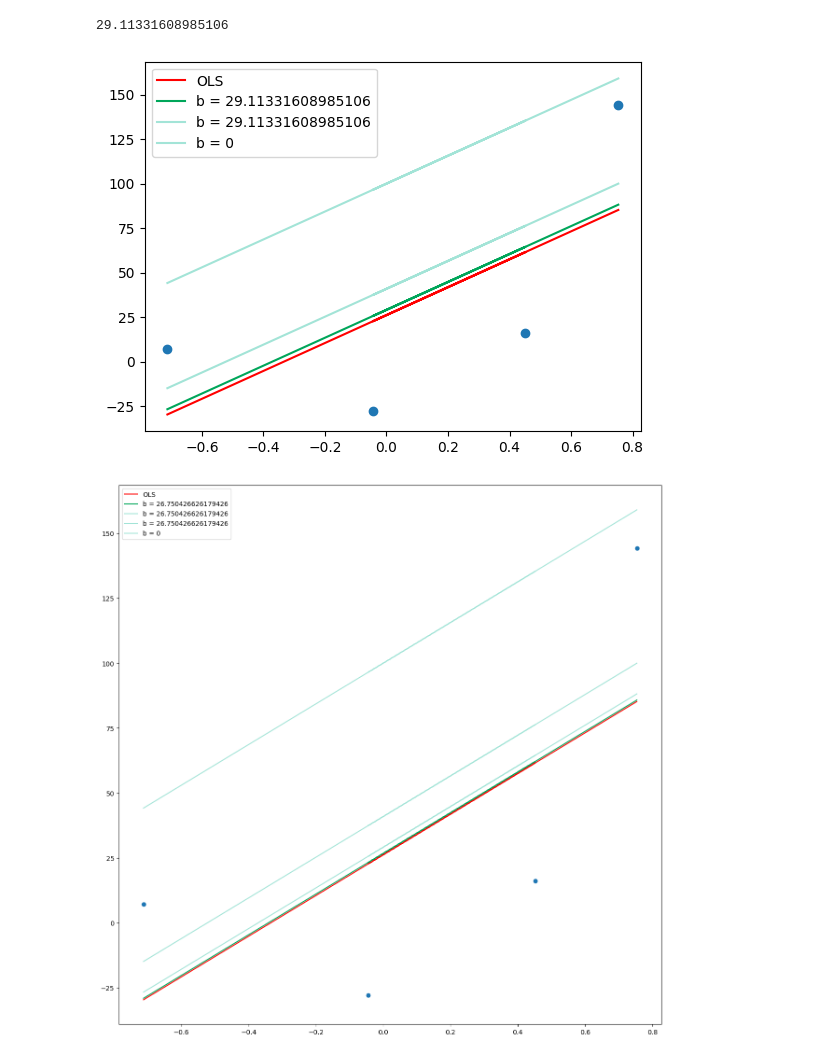
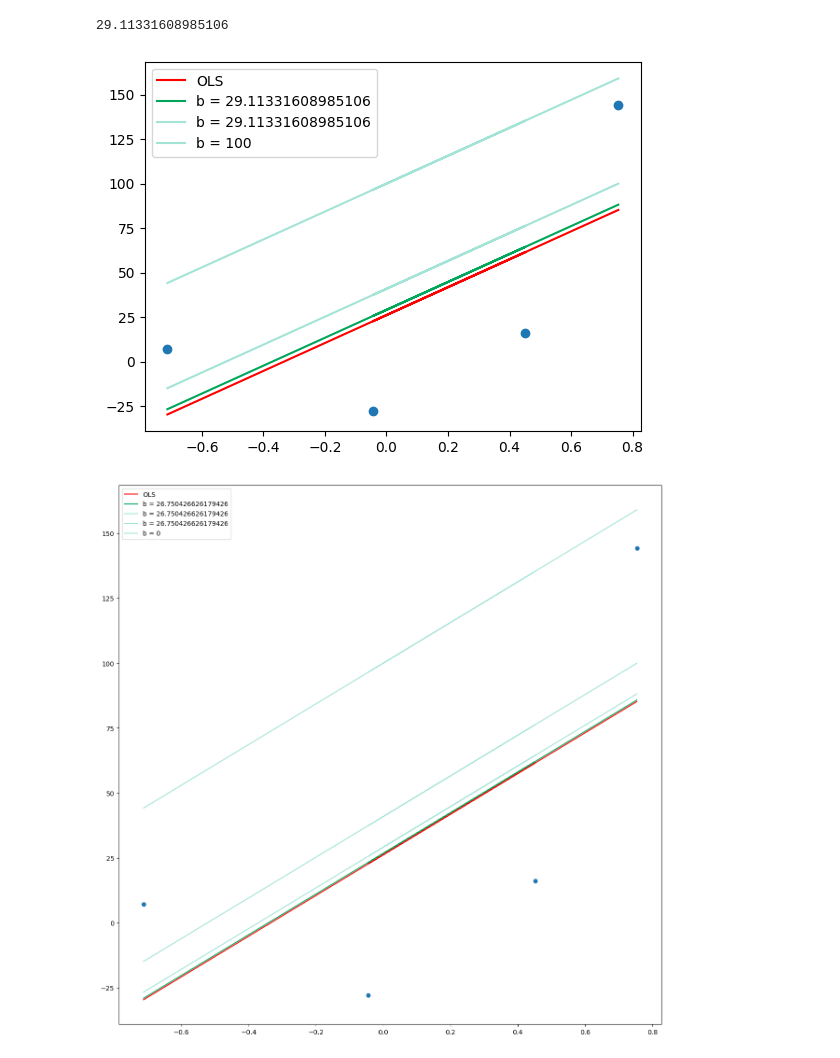
Before and after one commit to shikharyashmaurya/Kaggle-notebooks, a Jupyter notebook: gradient-descent-from-scratch.ipynb, the cells around one changed output. Cells and saved outputs as stored; diff of their text form; code cells hidden in the pictures.

```diff
--- a/gradient-descent-from-scratch.ipynb
+++ b/gradient-descent-from-scratch.ipynb
@@ -33,4 +53,4 @@ plt.plot(X,reg.predict(X),color='red')
 # %%
 # Lets apply Gradient Descent assuming slope is constant m = 78.35
 # and let's assume the starting value for intercept b = 100
-y_pred = ((78.35 * X) + 100).reshape(4)
+y_pred = ((78.35 * X) + 100)
@@ -88,15 +132,15 @@ b
 # %%
 y_pred2 = ((78.35 * X) + b).reshape(4)
 
 plt.scatter(X,y)
 plt.plot(X,reg.predict(X),color='red',label='OLS')
 plt.plot(X,y_pred2,color='#00a65a',label='b = {}'.format(b))
 plt.plot(X,y_pred1,color='#A3E4D7',label='b = {}'.format(b))
-plt.plot(X,y_pred,color='#A3E4D7',label='b = 0')
+plt.plot(X,y_pred,color='#A3E4D7',label='b = 100')
 plt.legend()
 plt.show()
 # %% [output]
-[figure, old version]
+[figure, new version]
 # %%
 # Iteration 3
 loss_slope = -2 * np.sum(y - m*X.ravel() - b)
```
Also changed, not shown: parts of 10 cells of this notebook.
